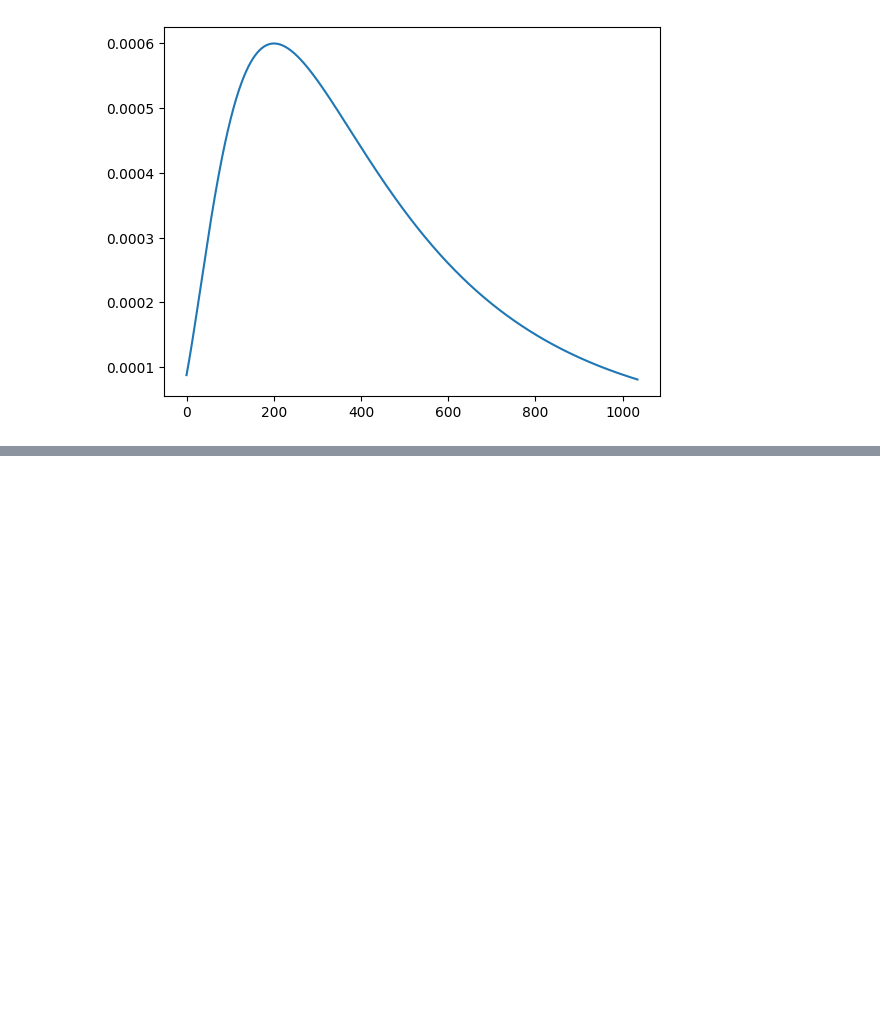
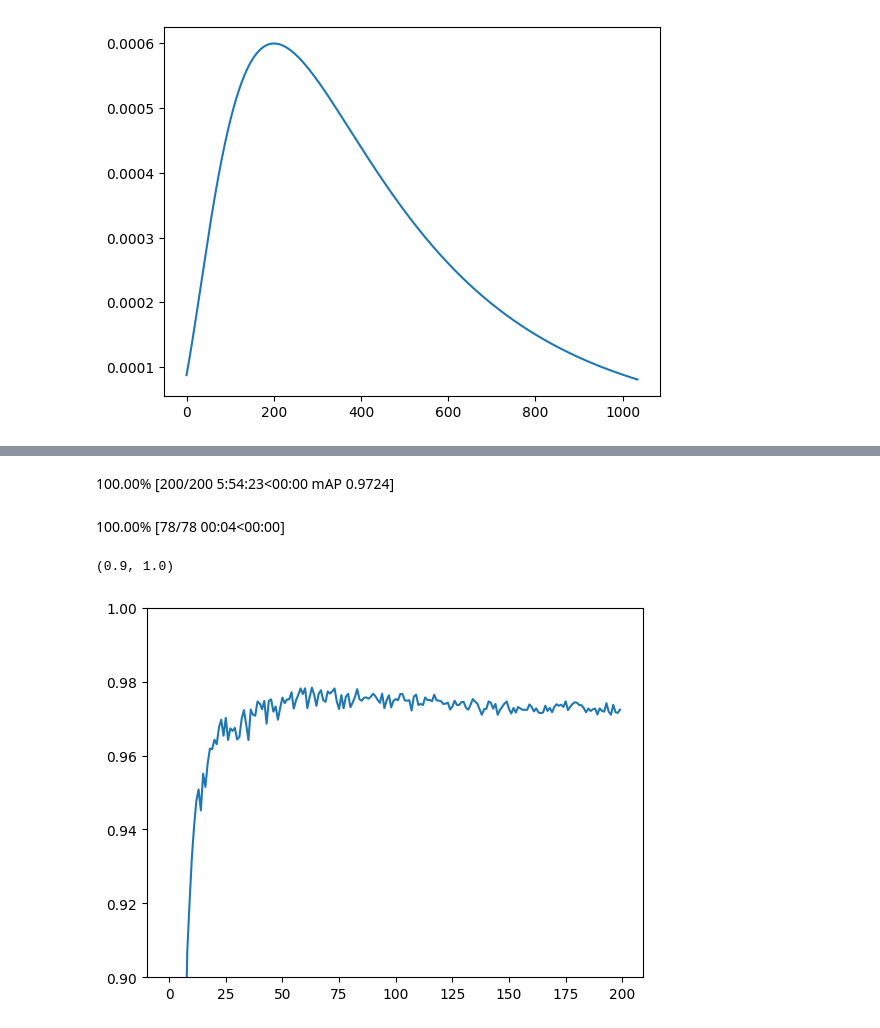
Before and after one commit to danjacobellis/tft, a Jupyter notebook: train/speech_commands_v2.ipynb, the cells around one changed output, grey strips where cells are left out. Cells and saved outputs as stored; diff of their text form; code cells hidden in the pictures; blank space fills up the shorter version.

```diff
--- a/train/speech_commands_v2.ipynb
+++ b/train/speech_commands_v2.ipynb
@@ -355,0 +357,12 @@ for i_epoch in mb:
+# %%
+display(HTML(mb.main_bar.progress))
+display(HTML(mb.child.progress))
+# %% [output]
+100.00% [200/200 5:54:23<00:00 mAP 0.9724]
+100.00% [78/78 00:04<00:00]
+# %%
+plt.plot(mAP)
+plt.ylim([0.9,1.0])
+# %% [output]
+(0.9, 1.0)
+[figure, added]
```
Also changed, not shown: parts of 5 cells of this notebook.
